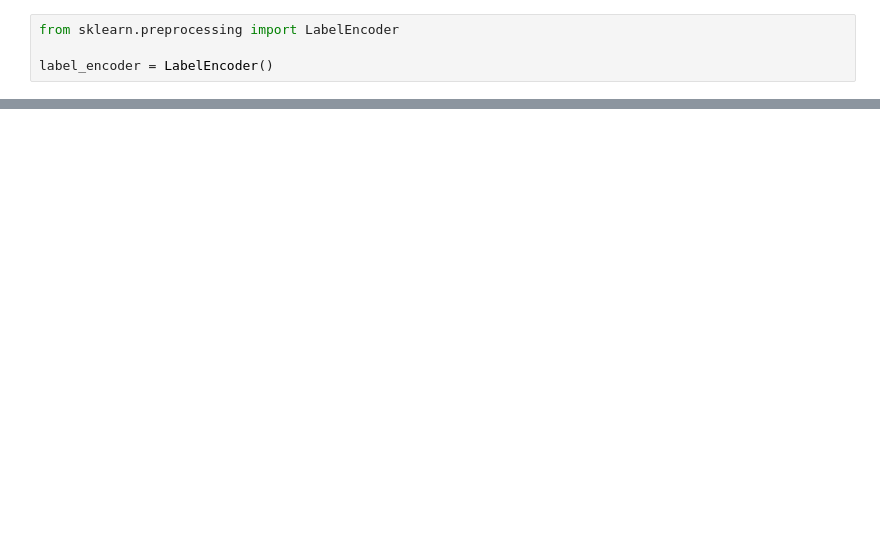
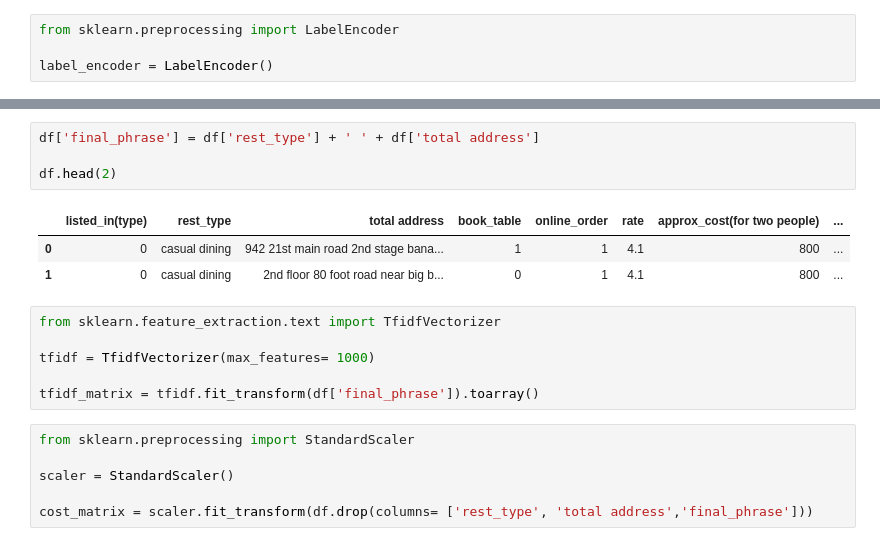
Before and after one commit to Karthik5412/Deep-Learning-Projects, a Jupyter notebook: ANN Model/notebook.ipynb, the cells around one changed output, grey strips where cells are left out. Saved outputs shown, nothing was run; the diff lists cells and outputs as text; blank space fills up the shorter version.

```diff
--- a/ANN Model/notebook.ipynb
+++ b/ANN Model/notebook.ipynb
@@ -208,0 +208,20 @@ df.head(2)
+# %%
+df['final_phrase'] = df['rest_type'] + ' ' + df['total address']
+
+df.head(2)
+# %% [output]
+|  | listed_in(type) | rest_type | total address | book_table | online_order | rate | approx_cost(for two people) | ... |
+| 0 | 0 | casual dining | 942 21st main road 2nd stage bana... | 1 | 1 | 4.1 | 800 | ... |
+| 1 | 0 | casual dining | 2nd floor 80 foot road near big b... | 0 | 1 | 4.1 | 800 | ... |
+# %%
+from sklearn.feature_extraction.text import TfidfVectorizer
+
+tfidf = TfidfVectorizer(max_features= 1000)
+
+tfidf_matrix = tfidf.fit_transform(df['final_phrase']).toarray()
+# %%
+from sklearn.preprocessing import StandardScaler
+
+scaler = StandardScaler()
+
+cost_matrix = scaler.fit_transform(df.drop(columns= ['rest_type', 'total address','final_phrase']))
```
Also changed, not shown: parts of 10 cells of this notebook.
